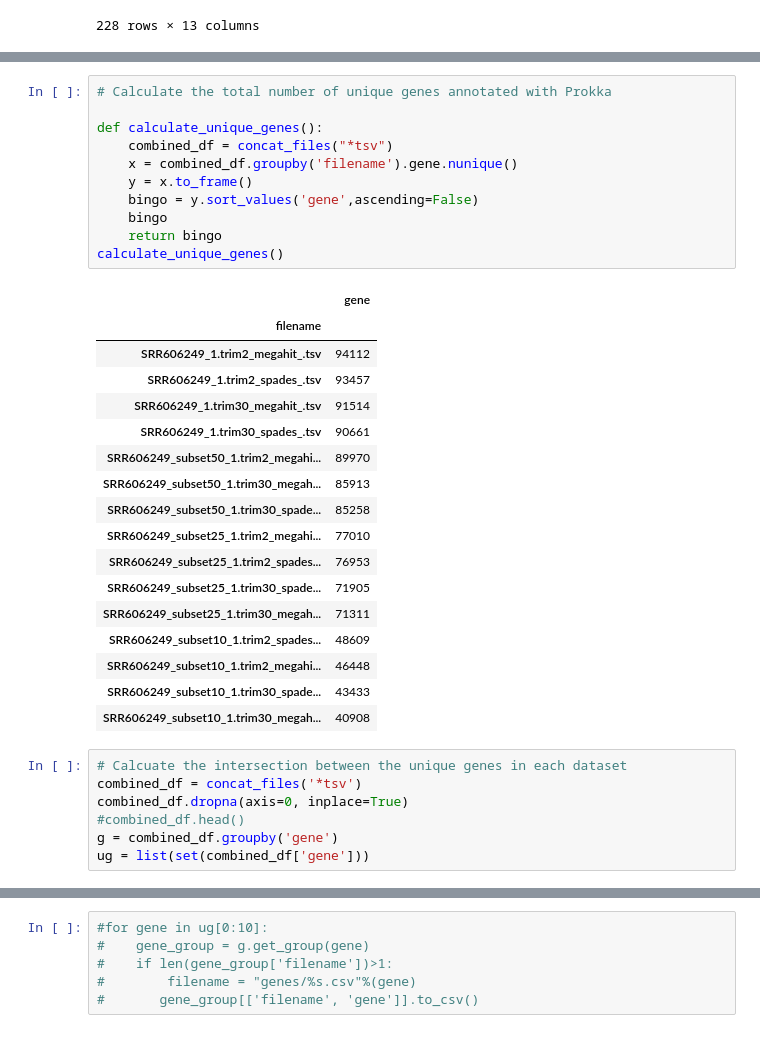
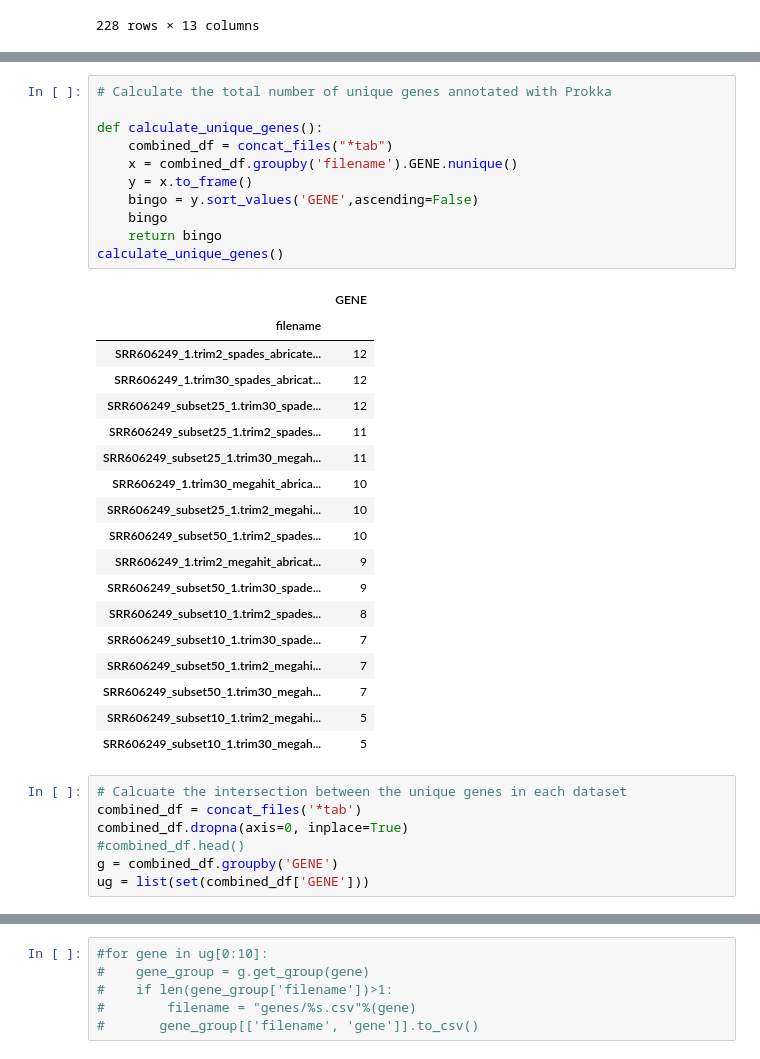
Before and after one commit to dahak-metagenomics/dahak, a Jupyter notebook: workflows/functional_inference/antibiotic_resistance/functional_inference_antibiotic_res_example.ipynb, the cells around one changed output, grey strips where cells are left out. Drawn from its saved outputs; the diff is of its cells as text.

```diff
--- a/workflows/functional_inference/antibiotic_resistance/functional_inference_antibiotic_res_example.ipynb
+++ b/workflows/functional_inference/antibiotic_resistance/functional_inference_antibiotic_res_example.ipynb
@@ -75,39 +92,40 @@ ValueError: No objects to concatenate
 # %%
 # Calculate the total number of unique genes annotated with Prokka
 
 def calculate_unique_genes():
-    combined_df = concat_files("*tsv")
-    x = combined_df.groupby('filename').gene.nunique()
+    combined_df = concat_files("*tab")
+    x = combined_df.groupby('filename').GENE.nunique()
     y = x.to_frame()
-    bingo = y.sort_values('gene',ascending=False)
+    bingo = y.sort_values('GENE',ascending=False)
     bingo
     return bingo
 calculate_unique_genes()
 # %% [output]
-|  | gene |
+|  | GENE |
 | filename |  |
-| SRR606249_1.trim2_megahit_.tsv | 94112 |
-| SRR606249_1.trim2_spades_.tsv | 93457 |
-| SRR606249_1.trim30_megahit_.tsv | 91514 |
-| SRR606249_1.trim30_spades_.tsv | 90661 |
-| SRR606249_subset50_1.trim2_megahi... | 89970 |
-| SRR606249_subset50_1.trim30_megah... | 85913 |
-| SRR606249_subset50_1.trim30_spade... | 85258 |
-| SRR606249_subset25_1.trim2_megahi... | 77010 |
-| SRR606249_subset25_1.trim2_spades... | 76953 |
-| SRR606249_subset25_1.trim30_spade... | 71905 |
-| SRR606249_subset25_1.trim30_megah... | 71311 |
-| SRR606249_subset10_1.trim2_spades... | 48609 |
-| SRR606249_subset10_1.trim2_megahi... | 46448 |
-| SRR606249_subset10_1.trim30_spade... | 43433 |
-| SRR606249_subset10_1.trim30_megah... | 40908 |
+| SRR606249_1.trim2_spades_abricate... | 12 |
+| SRR606249_1.trim30_spades_abricat... | 12 |
+| SRR606249_subset25_1.trim30_spade... | 12 |
+| SRR606249_subset25_1.trim2_spades... | 11 |
+| SRR606249_subset25_1.trim30_megah... | 11 |
+| SRR606249_1.trim30_megahit_abrica... | 10 |
+| SRR606249_subset25_1.trim2_megahi... | 10 |
+| SRR606249_subset50_1.trim2_spades... | 10 |
+| SRR606249_1.trim2_megahit_abricat... | 9 |
+| SRR606249_subset50_1.trim30_spade... | 9 |
+| SRR606249_subset10_1.trim2_spades... | 8 |
+| SRR606249_subset10_1.trim30_spade... | 7 |
+| SRR606249_subset50_1.trim2_megahi... | 7 |
+| SRR606249_subset50_1.trim30_megah... | 7 |
+| SRR606249_subset10_1.trim2_megahi... | 5 |
+| SRR606249_subset10_1.trim30_megah... | 5 |
 # %%
 # Calcuate the intersection between the unique genes in each dataset
-combined_df = concat_files('*tsv')
+combined_df = concat_files('*tab')
 combined_df.dropna(axis=0, inplace=True)
 #combined_df.head()
-g = combined_df.groupby('gene')
-ug = list(set(combined_df['gene']))
+g = combined_df.groupby('GENE')
+ug = list(set(combined_df['GENE']))
 # %%
 g.get_group(ug[0])
 # %% [output]
```
Also changed, not shown: parts of 13 cells of this notebook.
